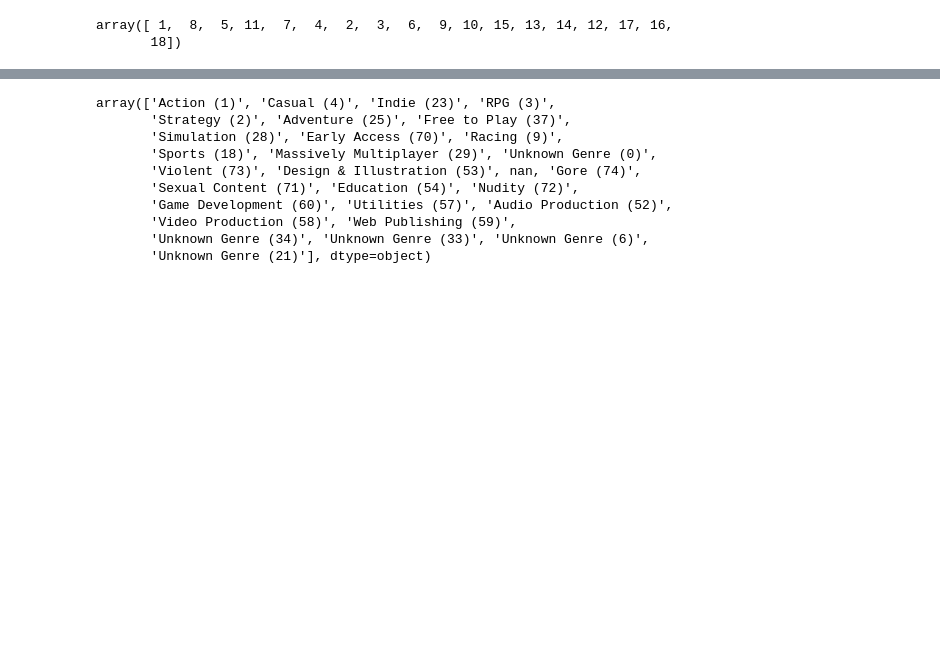
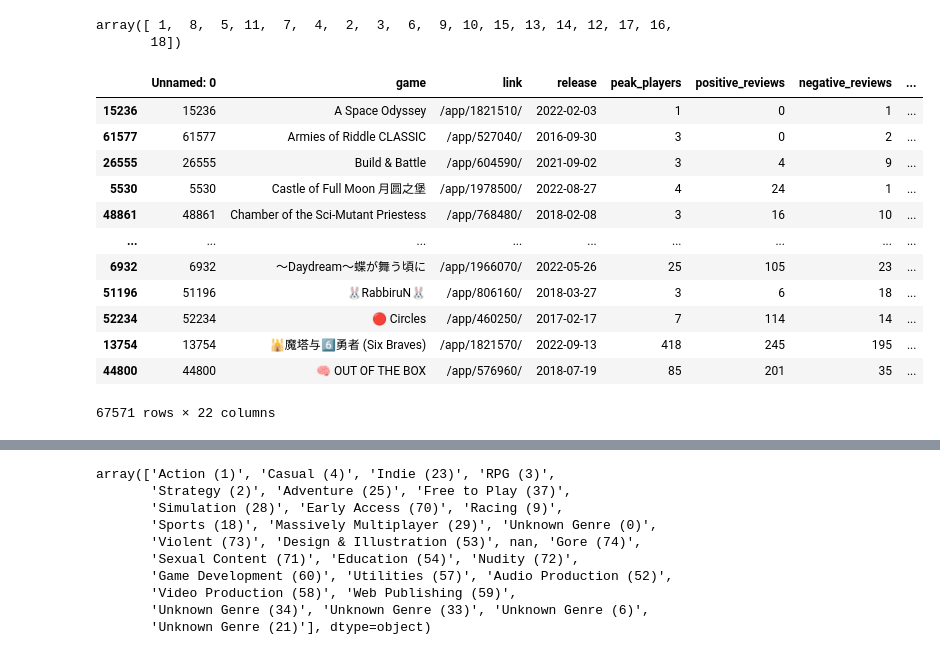
Before and after one commit to infoshareacademy/jdszr14-Data_Geeks, a Jupyter notebook: Projekt_Python/src/projekt_python_game.ipynb, the cells around one changed output, grey strips where cells are left out. Cells and saved outputs as stored; diff of their text form; code cells hidden in the pictures; blank space fills up the shorter version.

```diff
--- a/Projekt_Python/src/projekt_python_game.ipynb
+++ b/Projekt_Python/src/projekt_python_game.ipynb
@@ -72,3 +72,19 @@ df['game_age'].unique()
 # %% [output]
 array([ 1,  8,  5, 11,  7,  4,  2,  3,  6,  9, 10, 15, 13, 14, 12, 17, 16,
        18])
+# %%
+df.sort_values('game')
+# %% [output]
+|  | Unnamed: 0 | game | link | release | peak_players | positive_reviews | negative_reviews | ... |
+| 15236 | 15236 | A Space Odyssey | /app/1821510/ | 2022-02-03 | 1 | 0 | 1 | ... |
+| 61577 | 61577 | Armies of Riddle CLASSIC | /app/527040/ | 2016-09-30 | 3 | 0 | 2 | ... |
+| 26555 | 26555 | Build & Battle | /app/604590/ | 2021-09-02 | 3 | 4 | 9 | ... |
+| 5530 | 5530 | Castle of Full Moon 月圆之堡 | /app/1978500/ | 2022-08-27 | 4 | 24 | 1 | ... |
+| 48861 | 48861 | Chamber of the Sci-Mutant Priestess | /app/768480/ | 2018-02-08 | 3 | 16 | 10 | ... |
+| ... | ... | ... | ... | ... | ... | ... | ... | ... |
+| 6932 | 6932 | ～Daydream～蝶が舞う頃に | /app/1966070/ | 2022-05-26 | 25 | 105 | 23 | ... |
+| 51196 | 51196 | 🐰RabbiruN🐰 | /app/806160/ | 2018-03-27 | 3 | 6 | 18 | ... |
+| 52234 | 52234 | 🔴 Circles | /app/460250/ | 2017-02-17 | 7 | 114 | 14 | ... |
+| 13754 | 13754 | 🕌魔塔与6️⃣勇者 (Six Braves) | /app/1821570/ | 2022-09-13 | 418 | 245 | 195 | ... |
+| 44800 | 44800 | 🧠 OUT OF THE BOX | /app/576960/ | 2018-07-19 | 85 | 201 | 35 | ... |
+67571 rows × 22 columns
```
Also changed, not shown: parts of 2 cells of this notebook, 1 other file.
